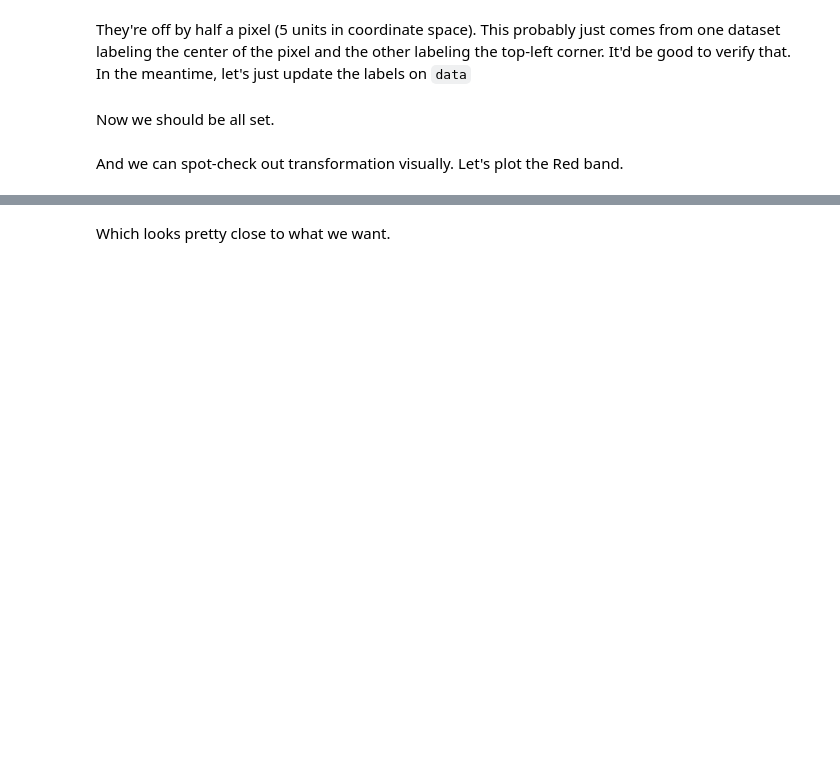
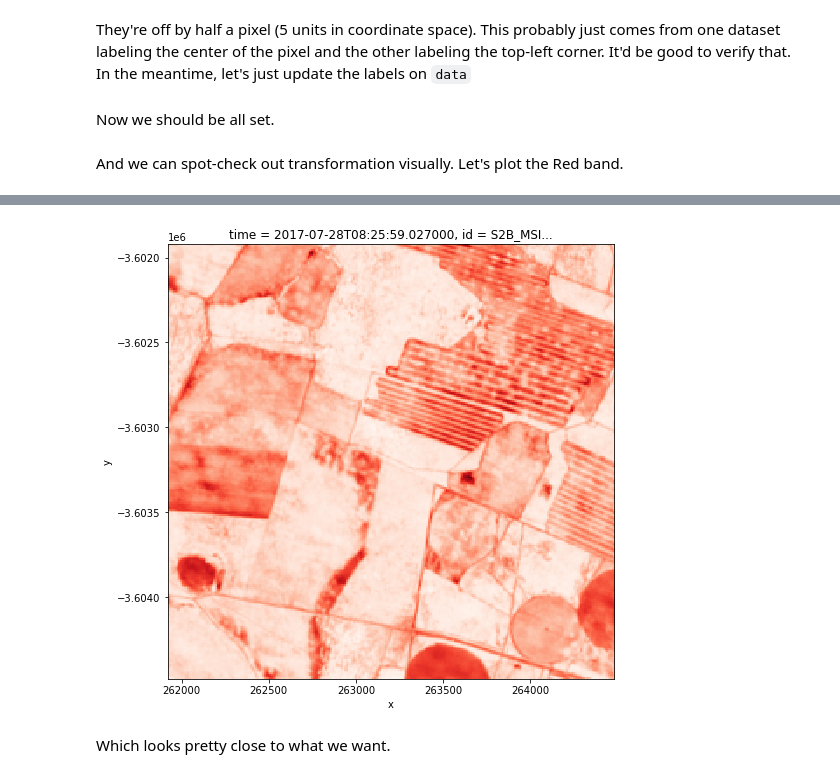
Before and after one commit to TomAugspurger/esip-summer-2021-geospatial-ml, a Jupyter notebook: crop-landcover-explore.ipynb, the cells around one changed output, grey strips where cells are left out. Saved outputs shown, nothing was run; the diff lists cells and outputs as text; code cells hidden in the pictures; blank space fills up the shorter version.

```diff
--- a/crop-landcover-explore.ipynb
+++ b/crop-landcover-explore.ipynb
@@ -239,3 +252,7 @@ rasterio.plot.show(data2.sel(band="B04"), cmap="Reds");
+# %%
+data2.sel(band="B04").plot.imshow(figsize=(8, 8), cmap="Reds", add_colorbar=False);
+# %% [output]
+[figure, added]
 # %% [markdown]
 Which looks pretty close to what we want.
 # %%
```
Also changed, not shown: parts of 47 cells of this notebook.
